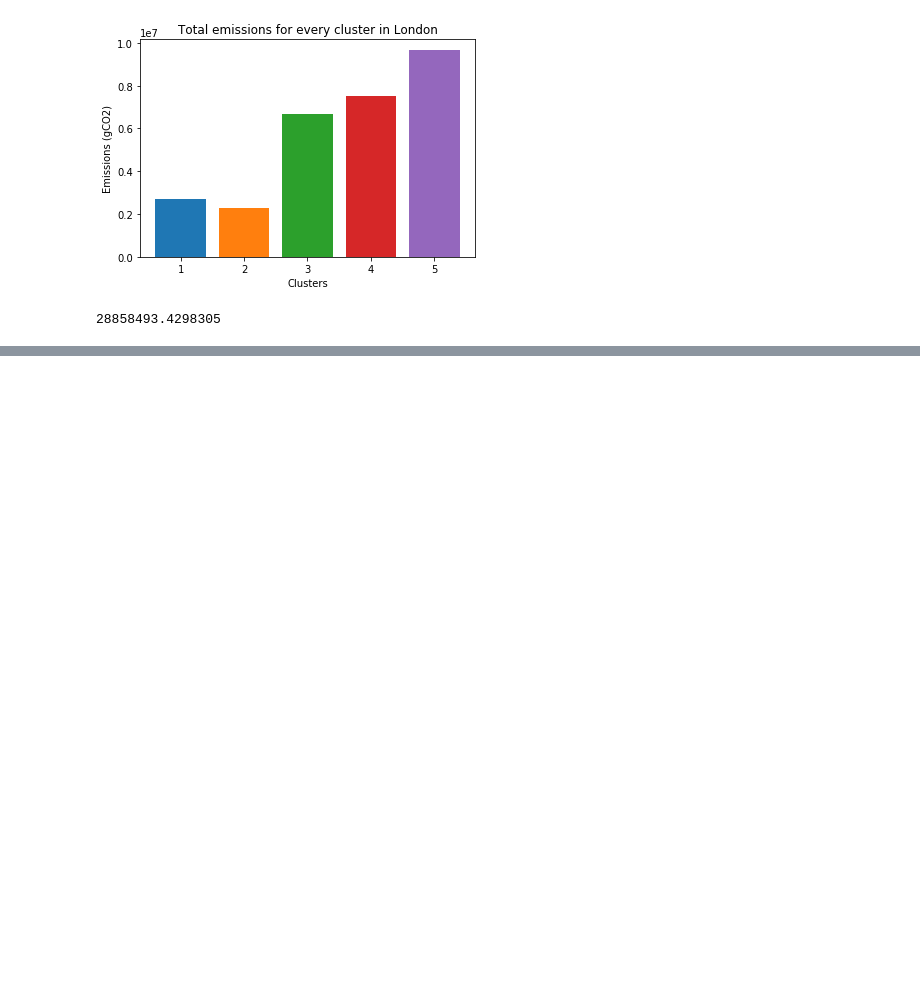
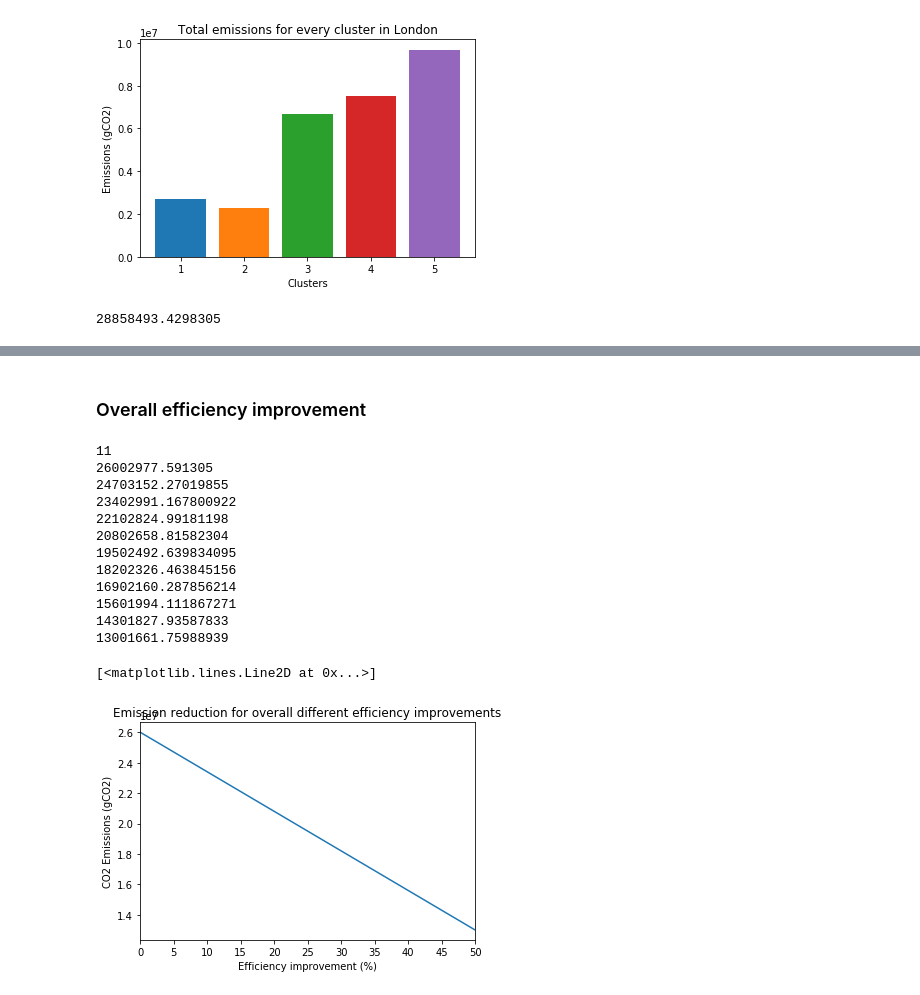
Before and after one commit to Nicolaskirsch2000/BASc-Dissertation, a Jupyter notebook: London scenario analysis .ipynb, the cells around one changed output, grey strips where cells are left out. Cells and saved outputs as stored; diff of their text form; code cells hidden in the pictures; blank space fills up the shorter version.

```diff
--- a/London scenario analysis .ipynb
+++ b/London scenario analysis .ipynb
@@ -110,0 +250,52 @@ plt.plot(decrease,result)
+# %% [markdown]
+### Overall efficiency improvement
+# %%
+ov_eff = df.copy()
+
+decrease = np.arange(1, 0.45, -0.05)
+result = [None]*len(decrease)
+print(len(decrease))
+
+columns = decrease
+
+df1 = pd.DataFrame(columns = columns)
+
+ov_eff["efficiency"] = 1
+for i in range(len(decrease)) :
+
+    ov_eff["efficiency"] = decrease[i]
+    ov_eff["consumption_kWh1"] = ov_eff["consumption_kWh"]*ov_eff["efficiency"]
+    #print(ov_eff["consumption_kWh1"])
+
+    #ov_eff.iloc[]
+    ov_eff["CO2_intensity"] = rf.predict(np.array(ov_eff[['consumption_kWh1','day','hour']],
+                    dtype = pd.Series))
+    #ov_eff["CO2_intensity"]
+    ov_eff["Emissions"] = ov_eff["consumption_kWh1"]*ov_eff["CO2_intensity"]
+
+    result1[i] = ov_eff["Emissions"].sum()
+    print(ov_eff["Emissions"].sum())
+
+plt.xlim(1, 0.5)
+plt.ylabel("CO2 Emissions (gCO2)")
+plt.xlabel("Efficiency improvement (%)")
+plt.title("Emission reduction for overall different efficiency improvements")
+my_xticks = [0,5,10,15,20,25,30,35,40,45,50]
+plt.xticks(decrease,my_xticks)
+plt.plot(decrease,result1)
+#ov_eff['CO2_intensity']
+# %% [output]
+11
+26002977.591305
+24703152.27019855
+23402991.167800922
+22102824.99181198
+20802658.81582304
+19502492.639834095
+18202326.463845156
+16902160.287856214
+15601994.111867271
+14301827.93587833
+13001661.75988939
+[<matplotlib.lines.Line2D at 0x...>]
+[figure, added]
```
Also changed, not shown: parts of 17 cells of this notebook, 3 other files.
